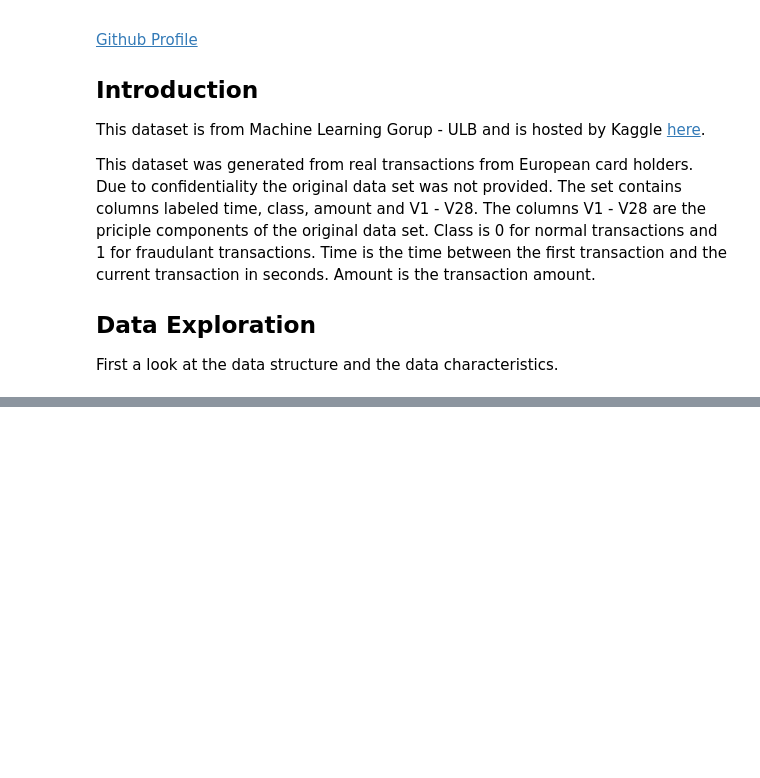
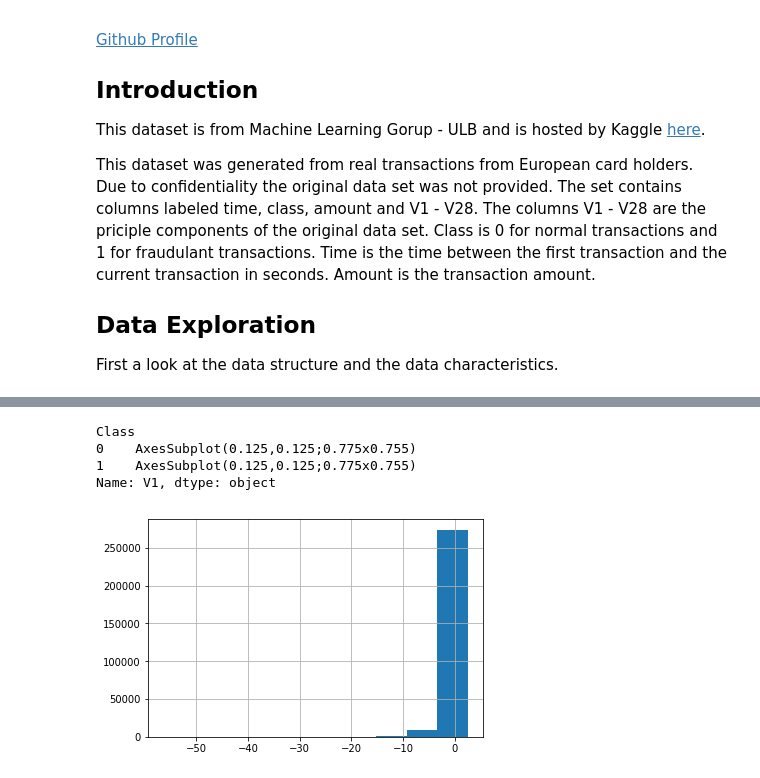
Before and after one commit to sjmiller8182/cc_fraud, a Jupyter notebook: Credit Card Fraud Detection.ipynb, the cells around one changed output, grey strips where cells are left out. Cells and saved outputs as stored; diff of their text form; code cells hidden in the pictures; blank space fills up the shorter version.

```diff
--- a/Credit Card Fraud Detection.ipynb
+++ b/Credit Card Fraud Detection.ipynb
@@ -90,0 +106,8 @@ All rows of data are filled
+# %%
+data_by_class.V1.hist()
+# %% [output]
+Class
+0    AxesSubplot(0.125,0.125;0.775x0.755)
+1    AxesSubplot(0.125,0.125;0.775x0.755)
+Name: V1, dtype: object
+[figure, added]
```
Also changed, not shown: parts of 14 cells of this notebook.
